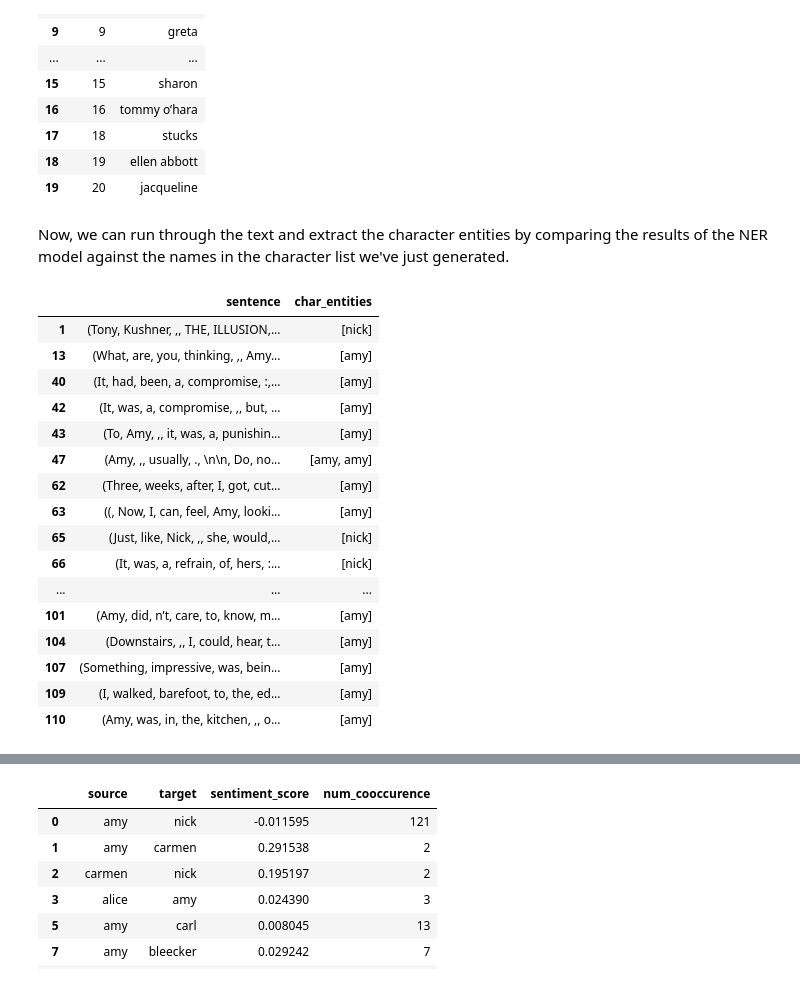
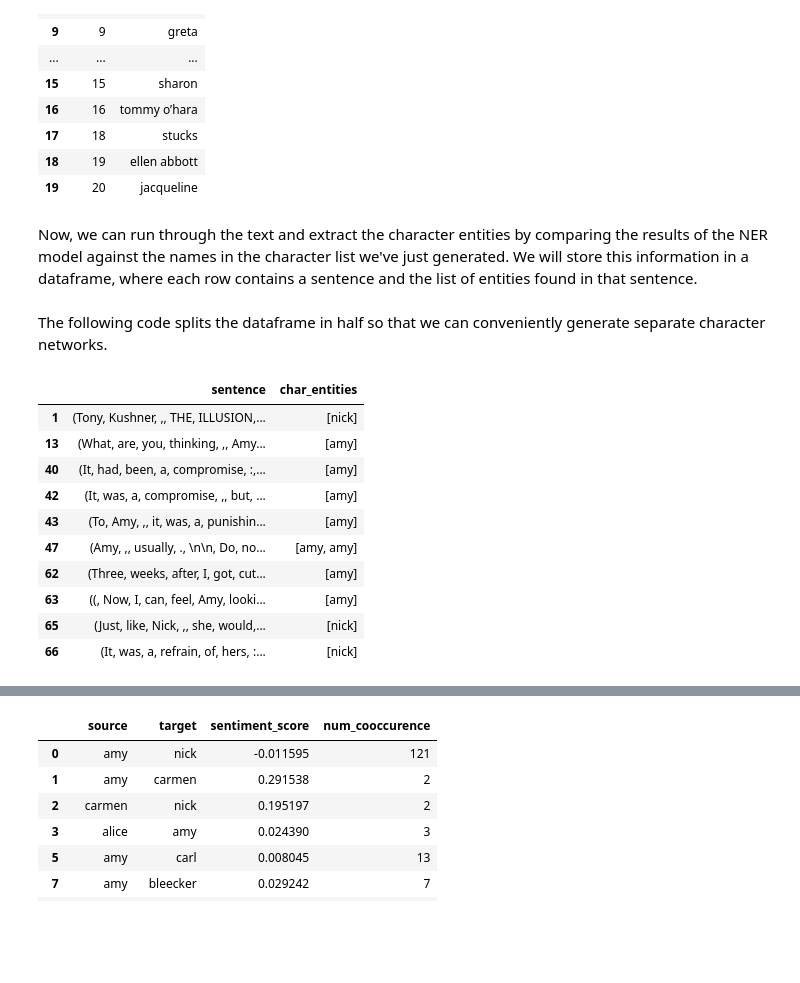
Before and after one commit to tracypaige/ltcs180_finalproject, a Jupyter notebook: FinalProject.ipynb, the cells around one changed output, grey strips where cells are left out. Saved outputs shown, nothing was run; the diff lists cells and outputs as text; code cells hidden in the pictures; blank space fills up the shorter version.

```diff
--- a/FinalProject.ipynb
+++ b/FinalProject.ipynb
@@ -191,7 +218,7 @@ gone_girl_characters_df.head(20)
 | 18 | 19 | ellen abbott |
 | 19 | 20 | jacqueline |
 # %% [markdown]
-Now, we can run through the text and extract the character entities by comparing the results of the NER model against the names in the character list we've just generated.
+Now, we can run through the text and extract the character entities by comparing the results of the NER model against the names in the character list we've just generated. We will store this information in a dataframe, where each row contains a sentence and the list of entities found in that sentence.
 # %%
 gg1_char_entity_df = []
 
@@ -206,25 +233,28 @@ for sent in gg1_doc.sents:
 gg1_char_entity_df = pd.DataFrame(gg1_char_entity_df)
 
 # remove sentences without character entities
-gg1_char_entity_df = gg1_char_entity_df[gg1_char_entity_df['char_entities'].map(len) > 0]
+gg1_char_entity_df_1_2 = gg1_char_entity_df[gg1_char_entity_df['char_entities'].map(len) > 0]
+# %% [markdown]
+The following code splits the dataframe in half so that we can conveniently generate separate character networks.
+# %%
+# process the first half of Part 1
+len_gg1_char_entity_df = len(gg1_char_entity_df)
+gg1_char_entity_df_1 = gg1_char_entity_df.iloc[:int(len_gg1_char_entity_df/2)]
+
+# remove sentences without character entities
+gg1_char_entity_df_1 = gg1_char_entity_df_1[gg1_char_entity_df_1['char_entities'].map(len) > 0]
 # %%
 # let's take a look at the dataframe so far
-gg1_char_entity_df.head(20)
+gg1_char_entity_df_1.head(10)
 # %% [output]
 |  | sentence | char_entities |
 | 1 | (Tony, Kushner, ,, THE, ILLUSION,... | [nick] |
 | 13 | (What, are, you, thinking, ,, Amy... | [amy] |
 | 40 | (It, had, been, a, compromise, :,... | [amy] |
 | 42 | (It, was, a, compromise, ,, but, ... | [amy] |
 | 43 | (To, Amy, ,, it, was, a, punishin... | [amy] |
 | 47 | (Amy, ,, usually, ., \n\n, Do, no... | [amy, amy] |
 | 62 | (Three, weeks, after, I, got, cut... | [amy] |
 | 63 | ((, Now, I, can, feel, Amy, looki... | [amy] |
 | 65 | (Just, like, Nick, ,, she, would,... | [nick] |
 | 66 | (It, was, a, refrain, of, hers, :... | [nick] |
-| ... | ... | ... |
-| 101 | (Amy, did, n’t, care, to, know, m... | [amy] |
-| 104 | (Downstairs, ,, I, could, hear, t... | [amy] |
-| 107 | (Something, impressive, was, bein... | [amy] |
-| 109 | (I, walked, barefoot, to, the, ed... | [amy] |
-| 110 | (Amy, was, in, the, kitchen, ,, o... | [amy] |
```
Also changed, not shown: parts of 87 cells of this notebook.
